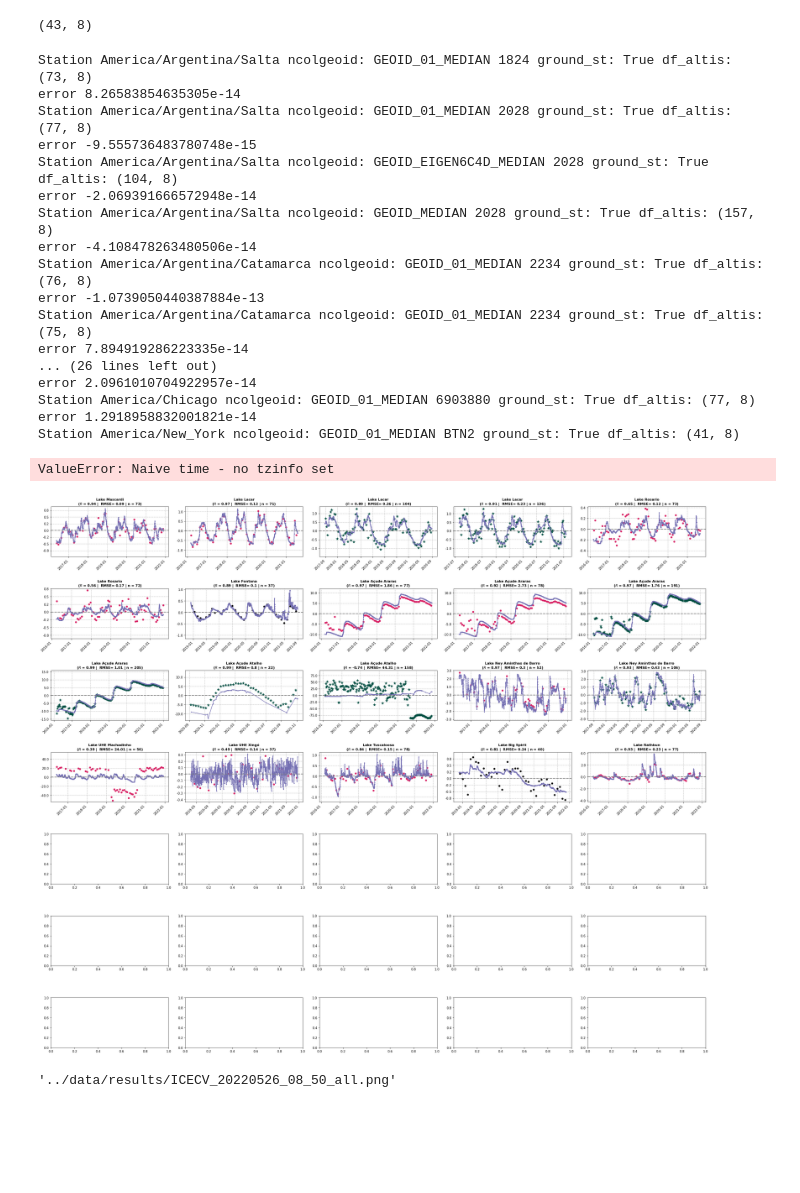
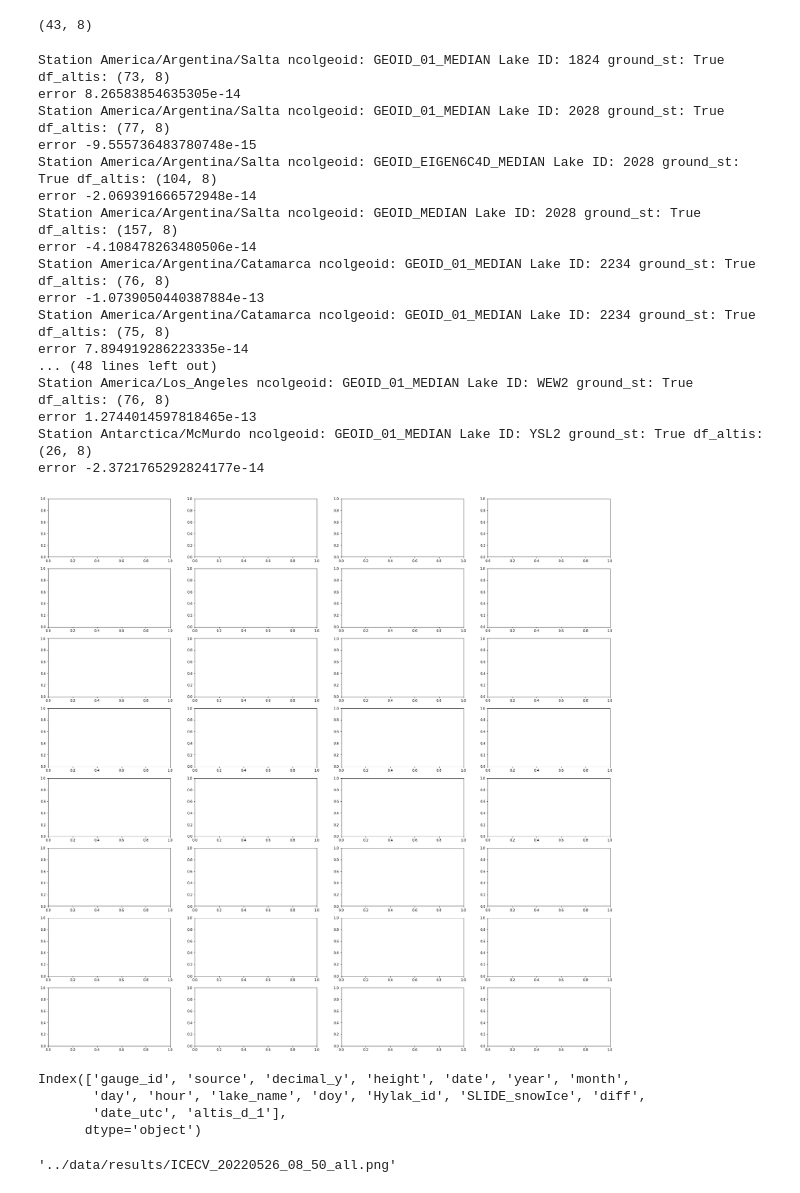
Before and after one commit to anmagomez/radar_altimetry_eval, a Jupyter notebook: src/data_altimeter_groundobs.ipynb, the cells around one changed output. Saved outputs shown, nothing was run; the diff lists cells and outputs as text; code cells hidden in the pictures; blank space fills up the shorter version.

Commit message:
Adjusting figures

```diff
--- a/src/data_altimeter_groundobs.ipynb
+++ b/src/data_altimeter_groundobs.ipynb
@@ -96,3 +86,11 @@ df_sel_lakes=gpd.read_file(path_win)
+# %%
+#Get selected lakes
+if platform.system()=='Linux':
+    path_lakes='/home/angelica/Dropbox/Research/LOCSS/other_lakes/Selected_lakes/all_lakes_wgs84_f.shp'
+else:
+    path_lakes='C:/Users/amgomez/Dropbox/Research/LOCSS/other_lakes/Selected_lakes/all_lakes_wgs84_f.shp'
+
+df_sel_lakes=gpd.read_file(path_lakes)
 # %%
 # Getting ARHN stations
 # Getting USGS stations from file. Still working on R script connection
@@ -156,7 +154,7 @@ df_ice
 #Option 2 if date is datetime
 df_ground_ts['doy']=df_ground_ts['date'].dt.dayofyear
 df_ice=pd.merge(df_ice, df_sel_lakes[['Hylak_id', 'gauge_id']], on='Hylak_id', how='left')
-df_ground_ts=pd.merge(df_ground_ts, df_ice[['Hylak_id', 'gauge_id','SLIDE_snowIce','doy']], on=['gauge_id','doy'], how='outer')
+df_ground_ts=pd.merge(df_ground_ts, df_ice[['Hylak_id', 'gauge_id','SLIDE_snowIce','doy']], on=['gauge_id','doy'], how='left')
 # %%
 vals=['AUB2', 'BAB2', 'BAN2', 'BJB2', 'BOB2', 'CBB2', 'DRB2', 'DTB2',
        'DUB2', 'GAB2', 'HHB2', 'HKB2', 'HLB2', 'JNN2', 'KPB2', 'MEB2',
@@ -360,7 +357,7 @@ def plot_dev_mean_publish(nfig,dfs, dfg, source, st_id, altis_name, date_fd, hei
     #If needed fill between
     if fill_between is not None:
         fb_fill_fd=fill_between['fill']
-        if dfg[fb_fill_fd].notna().all():
+        if dfg.loc[dfg[fb_fill_fd].notna()].shape[0]!=0:
             lim=fill_between['lim'] #TODO: Generalize this more
             ax.fill_between(dfg[date_fd], ymin, ymax, where=(dfg[fb_fill_fd] > lim), alpha=0.5, color='#C5C5C5')
 
@@ -392,7 +393,7 @@ start=0
 #save plots?
 save_plot=True
 #Plot?
-show_plot=True
+show_plot=False
 #save results
 save_res=False
 # %% [raw]
@@ -456,10 +457,10 @@ wse_ref='e'
 i=1
 #################CHANGE WITH N COMPARISON ####################
 #----ALL
-row_f=7
-col_f=5
+row_f=8
+col_f=4
 w=30
-h=25
+h=30
 this_source='ALL'
 
 #----ARHN
@@ -530,7 +531,7 @@ for index,row in altis_w_gts_csv.iterrows():
         #Call the function with geoid field and wse_type='g'
         df_altis, df_ground_st=open_match_station_altis(g_path,altis_name, st_fd, df_gts, st_id,altis_date_fd, altis_height_fd, nodataalti)
 
-    print('Station '+row['tz']+' ncolgeoid: '+str(ncolgeoid).upper(), st_id+' ground_st: '+str(not df_ground_st.empty)+' df_altis: '+str(df_altis.shape))
+    print('Station '+row['tz']+' ncolgeoid: '+str(ncolgeoid).upper(), 'Lake ID: '+st_id+' ground_st: '+str(not df_ground_st.empty)+' df_altis: '+str(df_altis.shape))
     # print(df_altis.columns)
     if not df_ground_st.empty:
         # print('df_altis\n', df_altis.head(3))
@@ -606,7 +607,7 @@ for index,row in altis_w_gts_csv.iterrows():
         if show_plot:
             #Add ice covered
             fill_between={'fill':'SLIDE_snowIce',
-                          'lim':0.5}
+                          'lim':0.4}
 
 
 
@@ -615,47 +616,53 @@ for index,row in altis_w_gts_csv.iterrows():
 #             https://stackoverflow.com/questions/62443158/plots-not-working-in-for-loop-i-am-getting-only-the-last-element-plot
 
             plot_dev_mean_publish(nfig,dfs, dfg, source, st_id, altis_name, date_plot_fd, height_plot_fd, labels, labelg, fill_between, error_m_text)
         i=i+1
 if save_plot:
-    plt.savefig('../data/results/'+data_source+'_'+time_fig+'_all.png', dpi=300)
+    plt.savefig('../data/results/'+data_source+'_'+time_fig+'_all_icgt0.png', dpi=300)
 plt.show()
 
 df_final_altis['method']='Moving Window'
 df_final_ground['method']='Moving Window'
 
 #Save results
 if save_res:
     #Save comparison metrics
     df_cm['R']=[np.round(v, decimals=3) for v in df_cm['R']]
     df_cm['NSF']=[np.round(v, decimals=3) for v in df_cm['NSF']]
     df_cm['RMSE']=[np.round(v, decimals=3) for v in df_cm['RMSE']]
     df_cm['APL']=[np.round(v, decimals=3) for v in df_cm['APL']]
     df_cm['ME']=[np.round(v, decimals=3) for v in df_cm['ME']]
     df_cm['VE']=[np.round(v, decimals=3) for v in df_cm['VE']]
     df_cm['n_obs']=[np.round(v, decimals=3) for v in df_cm['number_obs']]
     cols=['station', 'altis', 'source', 'method','R','NSF','RMSE', 'APL', 'VE', 'n_obs']
     df_cm[cols].to_csv('../data/results/comparison_'+this_source+'_'+time_fig+'.csv', sep=',')
     print('Data save to:\n','../data/results/comparison_'+this_source+'_'+time_fig+'.csv')
 # %% [output]
-Station America/Argentina/Salta ncolgeoid: GEOID_01_MEDIAN 1824 ground_st: True df_altis: (73, 8)
+Station America/Argentina/Salta ncolgeoid: GEOID_01_MEDIAN Lake ID: 1824 ground_st: True df_altis: (73, 8)
 error 8.26583854635305e-14
-Station America/Argentina/Salta ncolgeoid: GEOID_01_MEDIAN 2028 ground_st: True df_altis: (77, 8)
+Station America/Argentina/Salta ncolgeoid: GEOID_01_MEDIAN Lake ID: 2028 ground_st: True df_altis: (77, 8)
 error -9.555736483780748e-15
-Station America/Argentina/Salta ncolgeoid: GEOID_EIGEN6C4D_MEDIAN 2028 ground_st: True df_altis: (104, 8)
+Station America/Argentina/Salta ncolgeoid: GEOID_EIGEN6C4D_MEDIAN Lake ID: 2028 ground_st: True df_altis: (104, 8)
 error -2.069391666572948e-14
-Station America/Argentina/Salta ncolgeoid: GEOID_MEDIAN 2028 ground_st: True df_altis: (157, 8)
+Station America/Argentina/Salta ncolgeoid: GEOID_MEDIAN Lake ID: 2028 ground_st: True df_altis: (157, 8)
 error -4.108478263480506e-14
-Station America/Argentina/Catamarca ncolgeoid: GEOID_01_MEDIAN 2234 ground_st: True df_altis: (76, 8)
+Station America/Argentina/Catamarca ncolgeoid: GEOID_01_MEDIAN Lake ID: 2234 ground_st: True df_altis: (76, 8)
 error -1.0739050440387884e-13
-Station America/Argentina/Catamarca ncolgeoid: GEOID_01_MEDIAN 2234 ground_st: True df_altis: (75, 8)
+Station America/Argentina/Catamarca ncolgeoid: GEOID_01_MEDIAN Lake ID: 2234 ground_st: True df_altis: (75, 8)
 error 7.894919286223335e-14
-... (26 lines left out)
-error 2.0961010704922957e-14
-Station America/Chicago ncolgeoid: GEOID_01_MEDIAN 6903880 ground_st: True df_altis: (77, 8)
-error 1.2918958832001821e-14
-Station America/New_York ncolgeoid: GEOID_01_MEDIAN BTN2 ground_st: True df_altis: (41, 8)
+... (48 lines left out)
+Station America/Los_Angeles ncolgeoid: GEOID_01_MEDIAN Lake ID: WEW2 ground_st: True df_altis: (76, 8)
+error 1.2744014597818465e-13
+Station Antarctica/McMurdo ncolgeoid: GEOID_01_MEDIAN Lake ID: YSL2 ground_st: True df_altis: (26, 8)
+error -2.3721765292824177e-14
-ValueError: Naive time - no tzinfo set
-[figure, old version]
+[figure, new version]
+# %%
+df_ground_st.columns#shape[0]
+# %% [output]
+Index(['gauge_id', 'source', 'decimal_y', 'height', 'date', 'year', 'month',
+       'day', 'hour', 'lake_name', 'doy', 'Hylak_id', 'SLIDE_snowIce', 'diff',
+       'date_utc', 'altis_d_1'],
+      dtype='object')
 # %%
 '../data/results/'+data_source+'_'+time_fig+'_all.png'
 # %% [output]
```
Also changed, not shown: parts of 7 cells of this notebook.
